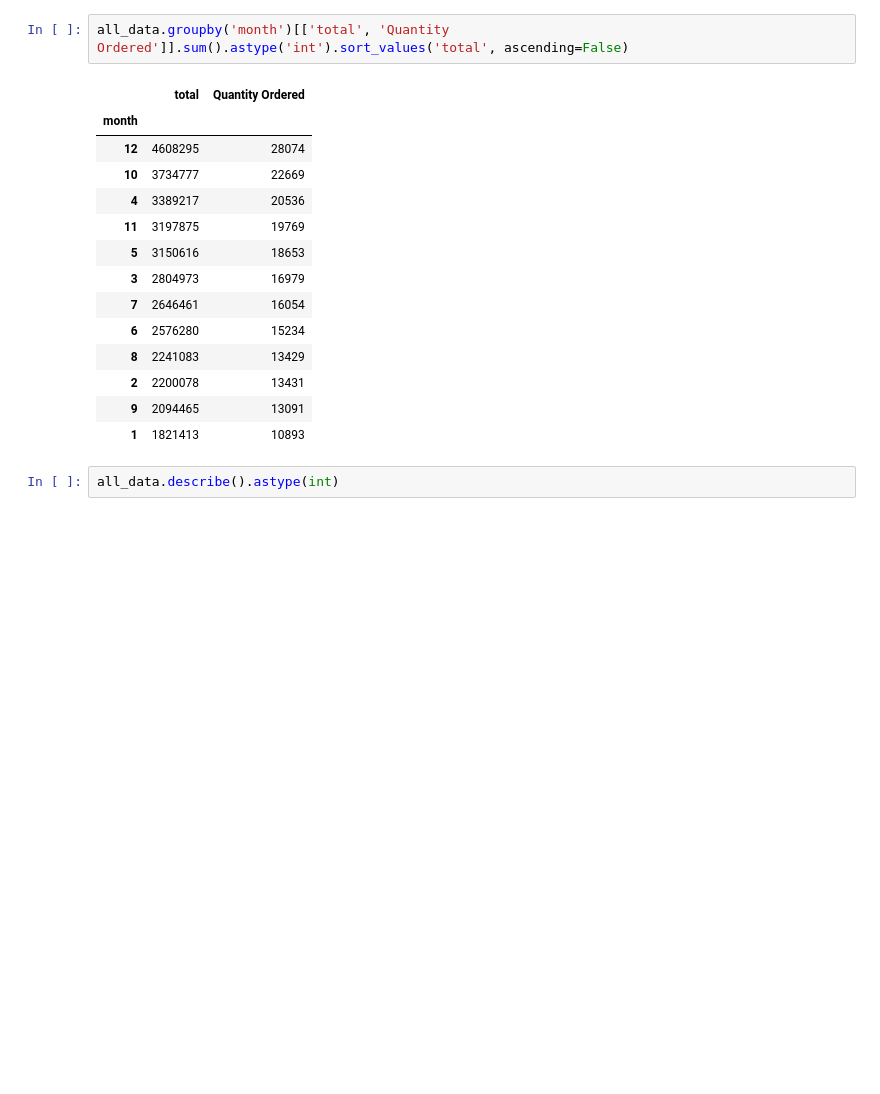
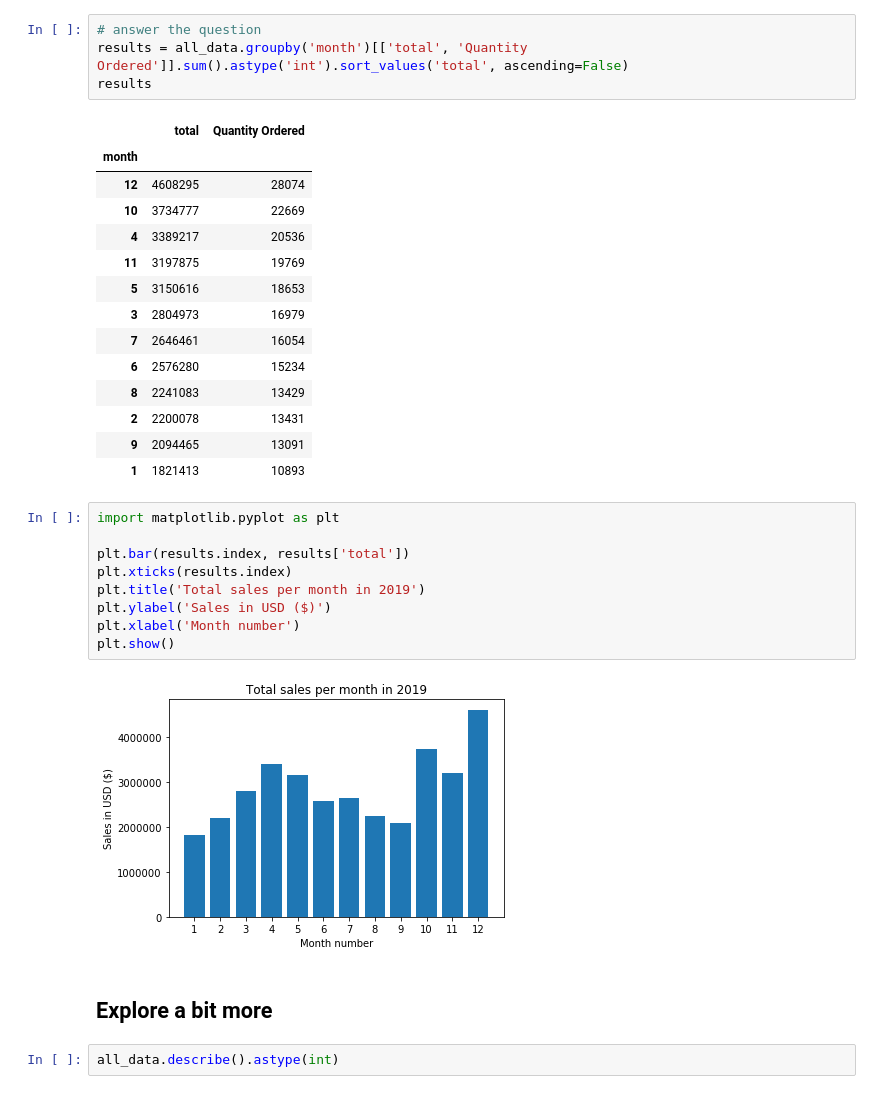
Before and after one commit to IsaBernard/Pandas-Data-Science-Tasks, a Jupyter notebook: IB_DS_tasks.ipynb, the cells around one changed output. Drawn from its saved outputs; the diff is of its cells as text; blank space fills up the shorter version.

```diff
--- a/IB_DS_tasks.ipynb
+++ b/IB_DS_tasks.ipynb
@@ -136,6 +139,8 @@ all_data.head()
 all_data['total'] = all_data['Quantity Ordered'] * all_data['Price Each']
 # %%
-all_data.groupby('month')[['total', 'Quantity Ordered']].sum().astype('int').sort_values('total', ascending=False)
+# answer the question
+results = all_data.groupby('month')[['total', 'Quantity Ordered']].sum().astype('int').sort_values('total', ascending=False)
+results
 # %% [output]
 |  | total | Quantity Ordered |
 | month |  |  |
@@ -151,6 +156,19 @@ all_data.groupby('month')[['total', 'Quantity Ordered']].sum().astype('int').sor
 | 2 | 2200078 | 13431 |
 | 9 | 2094465 | 13091 |
 | 1 | 1821413 | 10893 |
+# %%
+import matplotlib.pyplot as plt
+
+plt.bar(results.index, results['total'])
+plt.xticks(results.index)
+plt.title('Total sales per month in 2019')
+plt.ylabel('Sales in USD ($)')
+plt.xlabel('Month number')
+plt.show()
+# %% [output]
+[figure, added]
+# %% [markdown]
+## Explore a bit more
 # %%
 all_data.describe().astype(int)
 # %% [output]
```
Also changed, not shown: parts of 47 cells of this notebook.
